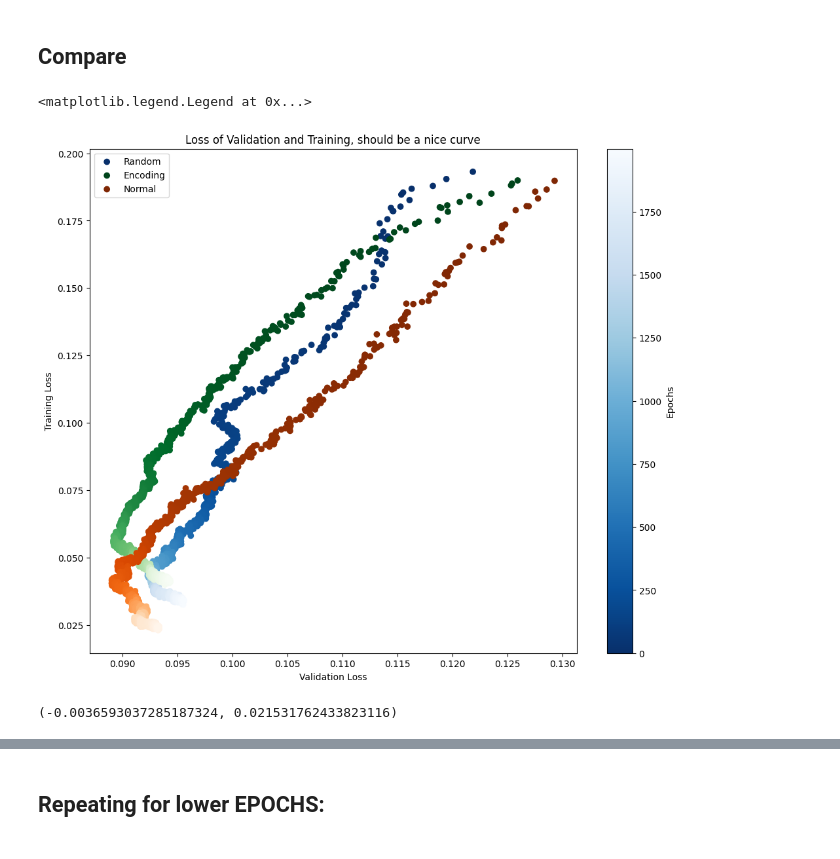
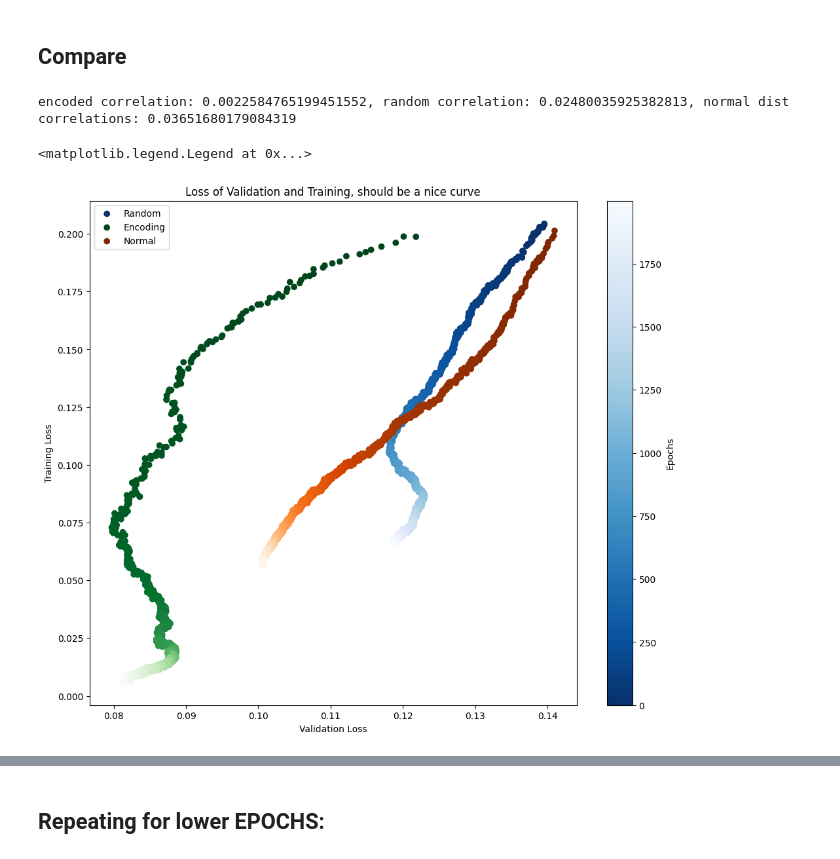
Before and after one commit to henry-dev-atkins/QNLP_MasterWork, a Jupyter notebook: IanMeeting.ipynb, the cells around one changed output, grey strips where cells are left out. Drawn from its saved outputs; the diff is of its cells as text; code cells hidden in the pictures.

Commit message:
Modelling done

```diff
--- a/IanMeeting.ipynb
+++ b/IanMeeting.ipynb
@@ -411,12 +421,15 @@ No input of our classically learnt parameters yet, this is just an attempt to ge
 BATCH_SIZE = 2
 EPOCHS = 2000
 SEED = 42
-OPTIMIZER_PARAM = {'a': 0.5, 'c': 0.10, 'A':0.01*EPOCHS}
+np.random.seed(SEED) #Ran once so that we do not repeat numbers
+
+OPTIMIZER_PARAM = {'a': 0.75, 'c': 0.1, 'A':0.01*EPOCHS}
 NOUN_QUBIT_COUNT = 1
-VERB_QUBIT_COUNT = 1
+VERB_QUBIT_COUNT = 3
 MOST_ACCURATE_MODEL = 384
+string_identifier = str(NOUN_QUBIT_COUNT)+'_'+str(VERB_QUBIT_COUNT) +'_'+str(EPOCHS)+'_'+str(BATCH_SIZE)+'_'+ str(SEED)+"_"+'_'.join(str(obj) for obj in [str(i) for i in OPTIMIZER_PARAM.values()])
 
-epoch_count = [i for i in range(0, EPOCHS)]
+epoch_count = np.array([i for i in range(0, EPOCHS)])
 
 torch.manual_seed(SEED)
 random.seed(SEED)
@@ -436,7 +449,7 @@ def free_symbols_to_rotations(symbols):
         elif "@" in word_type:
             word_dims = subject_parameters #Dynamically calc these later
         word_index = int(word[-1])
-        weights[i] = word_vector_dict[word_string]['pca_'+str(word_dims)][word_index]
+        weights[i] = word_vector_dict[word_string]['pca_'+str(word_dims)][word_index]/(2*np.pi)
     return weights
 
 def normal_distribution_to_rotations(symbols):
@@ -480,6 +493,22 @@ def plot_model_over_training(model):
     ax2.set_ylabel("Loss")
     ax2.legend()
     fig.show()
+
+class R2Loss(LossFunction):
+    def calculate_loss(self,
+                       y_pred: np.ndarray | jnp.ndarray,
+                       y_true: np.ndarray | jnp.ndarray) -> float:
+
+        self._match_shapes(y_pred, y_true)
+        n_features = 2 * (3 if NOUN_QUBIT_COUNT == 1 else (NOUN_QUBIT_COUNT-1)) + (NOUN_QUBIT_COUNT + NOUN_QUBIT_COUNT + VERB_QUBIT_COUNT - 1)
+
+        n = len(y_true)
+        numerator = np.sum((y_true - y_pred) ** 2)
+        denominator = np.sum((y_true - np.mean(y_true)) ** 2) + 1e-10
+        r2 = 1 - (numerator / denominator)
+
+        adjusted_r2 = 1 - ((1 - r2) * (n - 1) / (n - n_features - 1))
+        return adjusted_r2
 # %% [markdown]
 ## Data
 # %%
@@ -669,24 +715,39 @@ plot_model_over_training(normal_trainer)
 # %% [markdown]
 ## Compare
+# %%
+random_model = NumpyModel.from_checkpoint('random_model/random_model_'+string_identifier+'.lt')
+random_trainer_val_costs = np.load('random_model/val_path_'+string_identifier+'.npy')
+random_trainer_train_costs = np.load('random_model/train_path_'+string_identifier+'.npy')
+
+pca_model = NumpyModel.from_checkpoint('pca_model/pca_model_'+string_identifier+'.lt')
+pca_trainer_val_costs = np.load('pca_model/val_path_'+string_identifier+'.npy')
+pca_trainer_train_costs = np.load('pca_model/train_path_'+string_identifier+'.npy')
+
+normal_model = NumpyModel.from_checkpoint('normal_model/normal_model_'+string_identifier+'.lt')
+normal_trainer_val_costs = np.load('normal_model/val_path_'+string_identifier+'.npy')
+normal_trainer_train_costs = np.load('normal_model/train_path_'+string_identifier+'.npy')
+# %%
+random_prediction = pd.Series(random_model.get_diagram_output(diagrams))
+e_prediction = pd.Series(pca_model.get_diagram_output(diagrams))
+normal_prediction = pd.Series(normal_model.get_diagram_output(diagrams))
+
+print("encoded correlation: {}, random correlation: {}, normal dist correlations: {}".format(
+    grouped_data['score'].corr(e_prediction, method='spearman'),
+    grouped_data['score'].corr(random_prediction, method='spearman'),
+    grouped_data['score'].corr(normal_prediction, method='spearman')))
+# %% [output]
+encoded correlation: 0.0022584765199451552, random correlation: 0.02480035925382813, normal dist correlations: 0.03651680179084319
 # %%
 ax = plt.figure(figsize=(12,10))
-plt.scatter(random_trainer.val_costs,random_trainer.train_epoch_costs,c=epoch_count, cmap='Blues_r', label = 'Random')
+plt.scatter(random_trainer_val_costs,random_trainer_train_costs,c=epoch_count, cmap='Blues_r', label = 'Random')
 plt.colorbar(label='Epochs')
-plt.scatter(pca_trainer.val_costs,pca_trainer.train_epoch_costs,c=epoch_count, cmap='Greens_r', label = 'Encoding')
-plt.scatter(normal_trainer.val_costs,normal_trainer.train_epoch_costs,c=epoch_count, cmap='Oranges_r', label = 'Normal')
+plt.scatter(pca_trainer_val_costs,pca_trainer_train_costs,c=epoch_count, cmap='Greens_r', label = 'Encoding')
+plt.scatter(normal_trainer_val_costs,normal_trainer_train_costs,c=epoch_count, cmap='Oranges_r', label = 'Normal')
 plt.xlabel("Validation Loss")
 plt.ylabel("Training Loss")
 plt.title("Loss of Validation and Training, should be a nice curve")
 
 plt.legend()
 # %% [output]
 <matplotlib.legend.Legend at 0x...>
-[figure, old version]
+[figure, new version]
-# %%
-random_prediction = pd.Series(random_model.get_diagram_output(diagrams))
-e_prediction = pd.Series(pca_model.get_diagram_output(diagrams))
-normal_prediction = pd.Series(normal_model.get_diagram_output(diagrams))
-
-grouped_data['score'].corr(e_prediction, method='spearman'), grouped_data['score'].corr(random_prediction, method='spearman'), grouped_data['score'].corr(normal_prediction, method='spearman')
-# %% [output]
-(-0.0036593037285187324, 0.021531762433823116)
```
Also changed, not shown: parts of 16 cells of this notebook, 43 other files.
